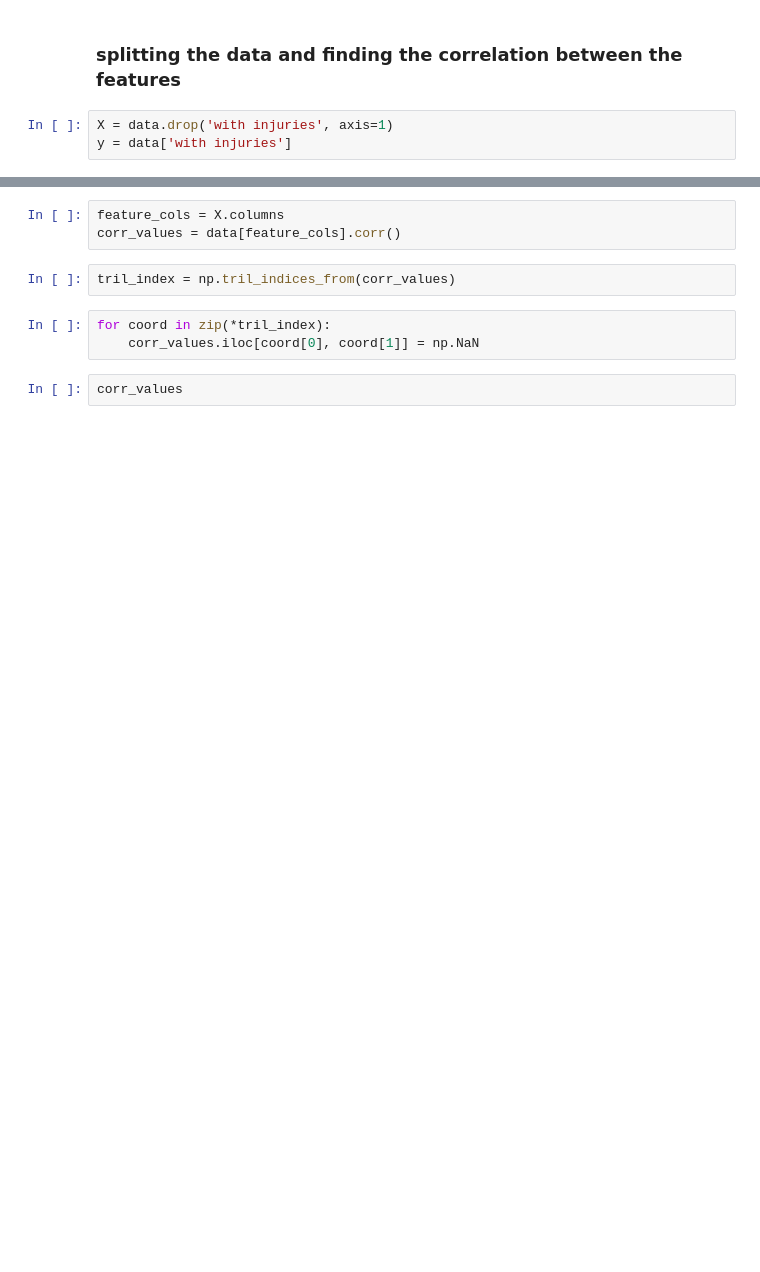
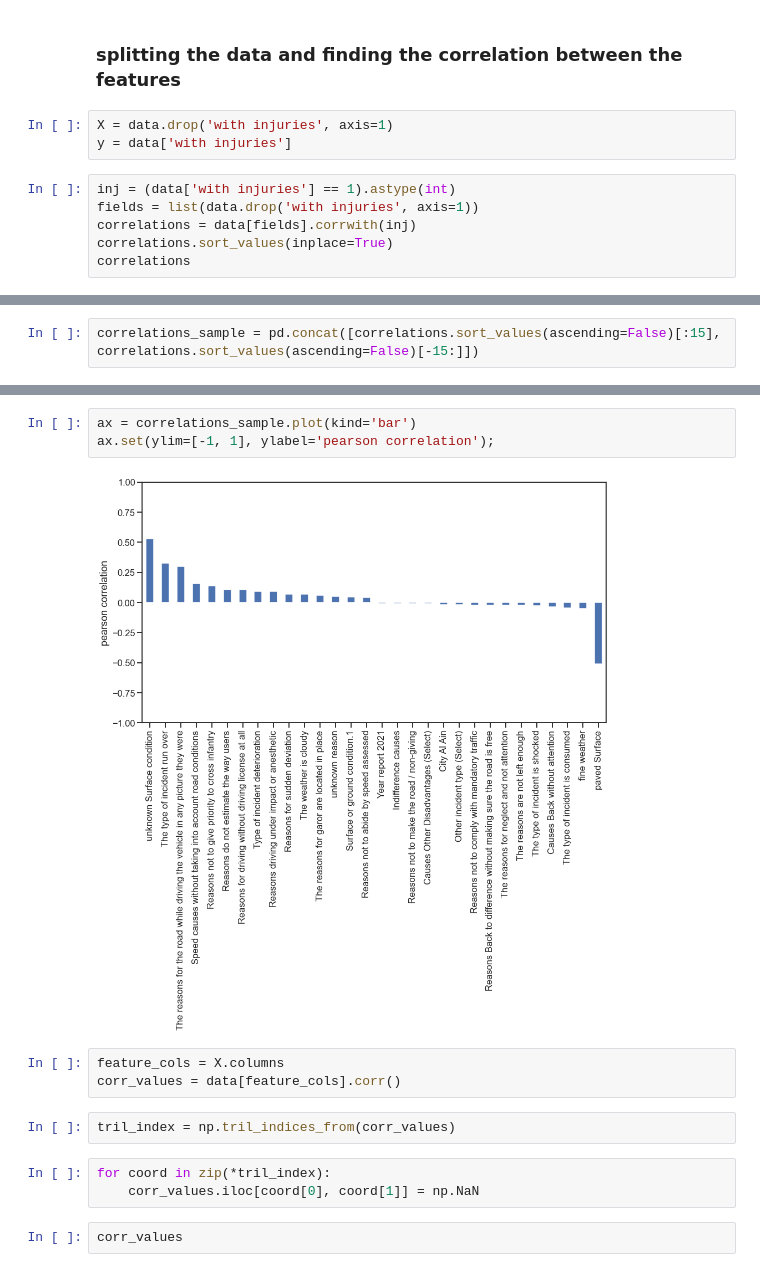
Before and after one commit to khairy84/Logistic-Regression-for-Abu-Dhabi-Traffic-Accident-Data, a Jupyter notebook: Untitled.ipynb, the cells around one changed output, grey strips where cells are left out. Drawn from its saved outputs; the diff is of its cells as text; blank space fills up the shorter version.

```diff
--- a/Untitled.ipynb
+++ b/Untitled.ipynb
@@ -201,3 +236,9 @@ Name: with injuries, dtype: int64
 # %%
 X = data.drop('with injuries', axis=1)
 y = data['with injuries']
+# %%
+inj = (data['with injuries'] == 1).astype(int)
+fields = list(data.drop('with injuries', axis=1))
+correlations = data[fields].corrwith(inj)
+correlations.sort_values(inplace=True)
+correlations
@@ -203,0 +258,2 @@ y = data['with injuries']
+# %%
+correlations_sample = pd.concat([correlations.sort_values(ascending=False)[:15], correlations.sort_values(ascending=False)[-15:]])
@@ -204,3 +280,8 @@ y = data['with injuries']
+# %%
+ax = correlations_sample.plot(kind='bar')
+ax.set(ylim=[-1, 1], ylabel='pearson correlation');
+# %% [output]
+[figure, added]
 # %%
 feature_cols = X.columns
 corr_values = data[feature_cols].corr()
```
Also changed, not shown: parts of 46 cells of this notebook.
